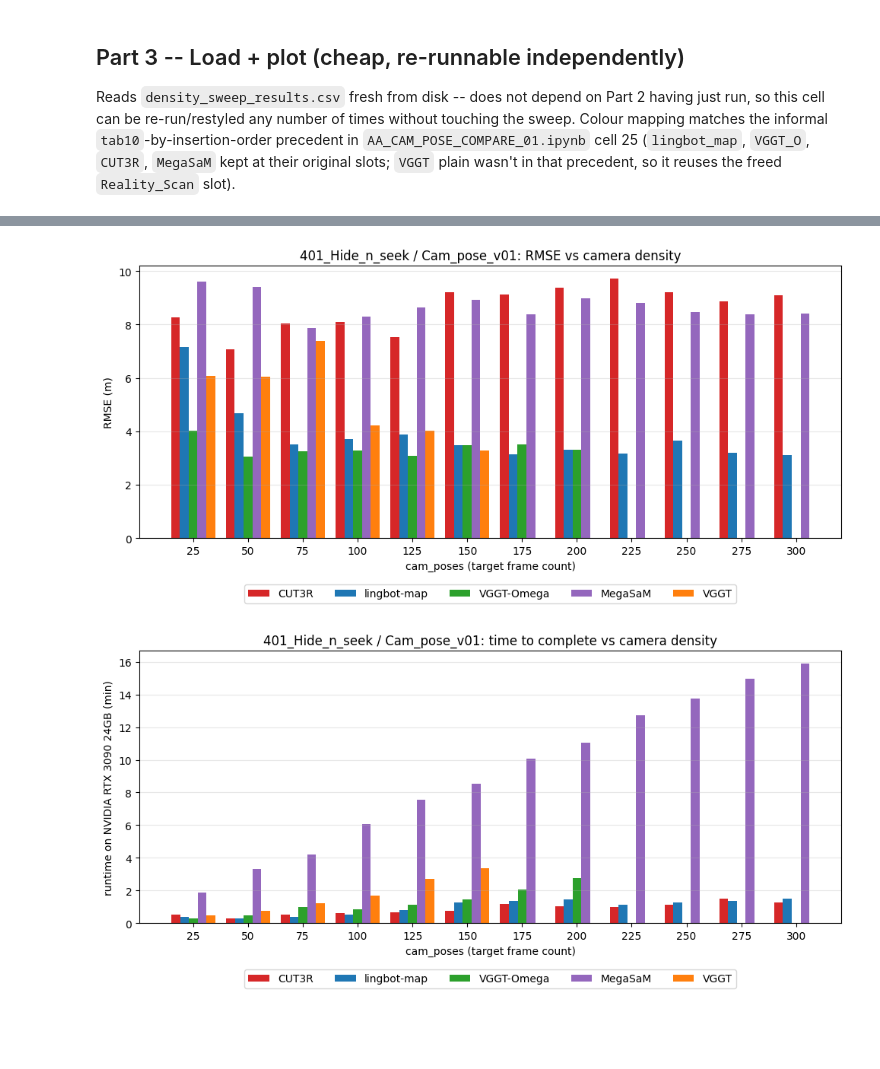
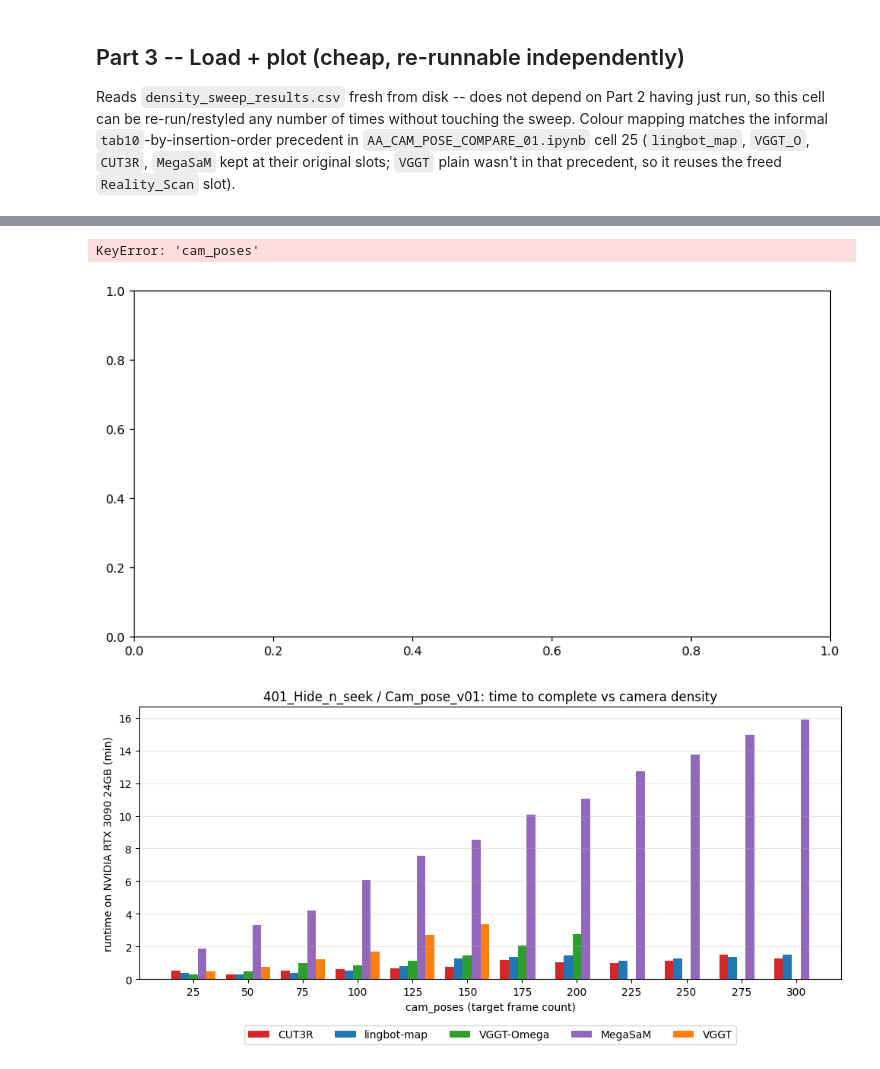
Before and after one commit to SenorBarker/Project, a Jupyter notebook: src/Experiments/AA_Cam_pose_sweeps_hidenseek.ipynb, the cells around one changed output, grey strips where cells are left out. Drawn from its saved outputs; the diff is of its cells as text; code cells hidden in the pictures; blank space fills up the shorter version.

```diff
--- a/src/Experiments/AA_Cam_pose_sweeps_hidenseek.ipynb
+++ b/src/Experiments/AA_Cam_pose_sweeps_hidenseek.ipynb
@@ -278,36 +280,51 @@ tab10 = plt.cm.tab10.colors
 COLOR_MAP = {
     "lingbot-map": tab10[0],
     "VGGT":        tab10[1],  # no precedent for plain VGGT -- reuses the freed Reality_Scan slot
     "VGGT-Omega":  tab10[2],
     "CUT3R":       tab10[3],
     "MegaSaM":     tab10[4],
 
 }
 
 df = pd.read_csv(results_path)
 techniques = [t for t in TECHNIQUE_ORDER if t in df["technique"].unique()]
 cam_poses_vals = sorted(df["cam_poses"].unique())
 
 x = np.arange(len(cam_poses_vals))
 width = 0.8 / max(len(techniques), 1)
 
 fig, ax = plt.subplots(figsize=(10, 5))
 for i, technique in enumerate(techniques):
     sub = df[df["technique"] == technique].set_index("cam_poses")["rmse"]
     heights = [sub.get(cp, np.nan) for cp in cam_poses_vals]
-    ax.bar(x + i * width - 0.4 + width / 2, heights, width, label=technique, color=COLOR_MAP.get(technique))
-
+    #ax.bar(x + i * width - 0.4 + width / 2, heights, width, label=technique, color=COLOR_MAP.get(technique))
+    ax.plot(sub["cam_poses"], sub["rmse"], marker="o", markersize=3, label=technique, color=COLOR_MAP.get(technique))
 ax.set_xticks(x)
 ax.set_xticklabels(cam_poses_vals)
 ax.set_xlabel("cam_poses (target frame count)")
 ax.set_ylabel("RMSE (m)")
 ax.set_title(f"{case_name} / {experiment}: RMSE vs camera density")
 ax.legend(loc="upper center", bbox_to_anchor=(0.5, -0.15), ncol=len(techniques))
 ax.grid(axis="y", alpha=0.3)
 fig.tight_layout()
 fig.savefig(out_dir / f"{case_name}_{experiment}_RMSE_nocut3rr.svg", format="svg", bbox_inches="tight")
+
+'''
+fig, ax = plt.subplots(figsize=(10, 5))
+for technique in techniques:
+    sub = pooled[pooled["technique"] == technique].sort_values("cam_poses")
+    ax.plot(sub["cam_poses"], sub["rmse"], marker="o", markersize=3, label=technique, color=COLOR_MAP.get(technique))
+ax.set_xlabel("cam_poses, (N=3)")
+ax.set_ylabel("RMSE (m)")
+ax.set_title("Pooled experiments: RMSE vs camera density")
+ax.legend(loc="upper center", bbox_to_anchor=(0.5, -0.15), ncol=len(techniques))
+
+ax.grid(axis="y", alpha=0.3)
+fig.tight_layout()
+fig.savefig(out_dir / "pooled_RMSE_no stdev_vggt0_vs_ling.pdf", format="pdf", bbox_inches="tight")'''
 # %% [output]
+KeyError: 'cam_poses'
-[figure, old version]
+[figure, new version]
 # %%
 fig3, ax3 = plt.subplots(figsize=(10, 5))
 for i, technique in enumerate(techniques):
```
Also changed, not shown: parts of 2 cells of this notebook, 20 other files.
